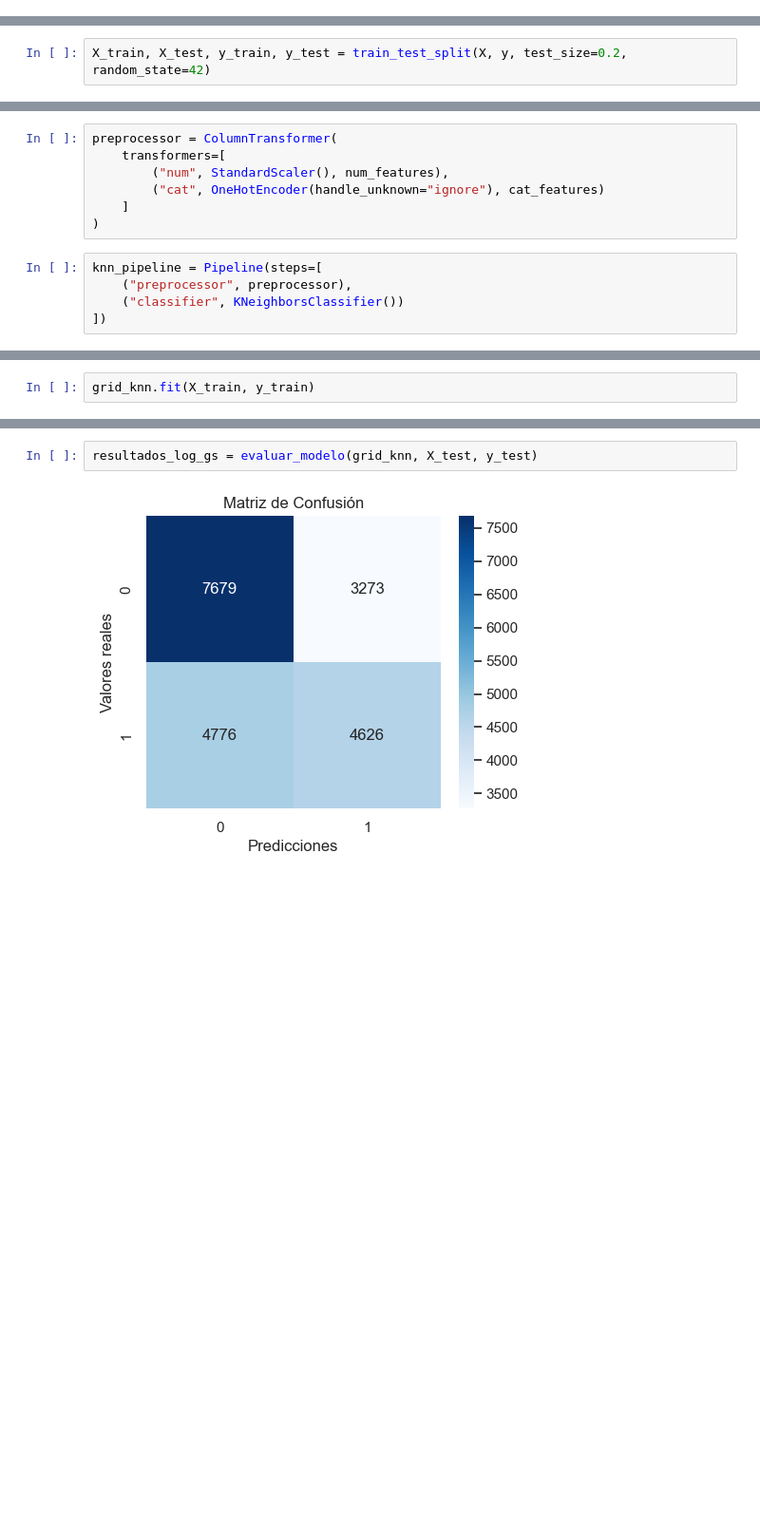
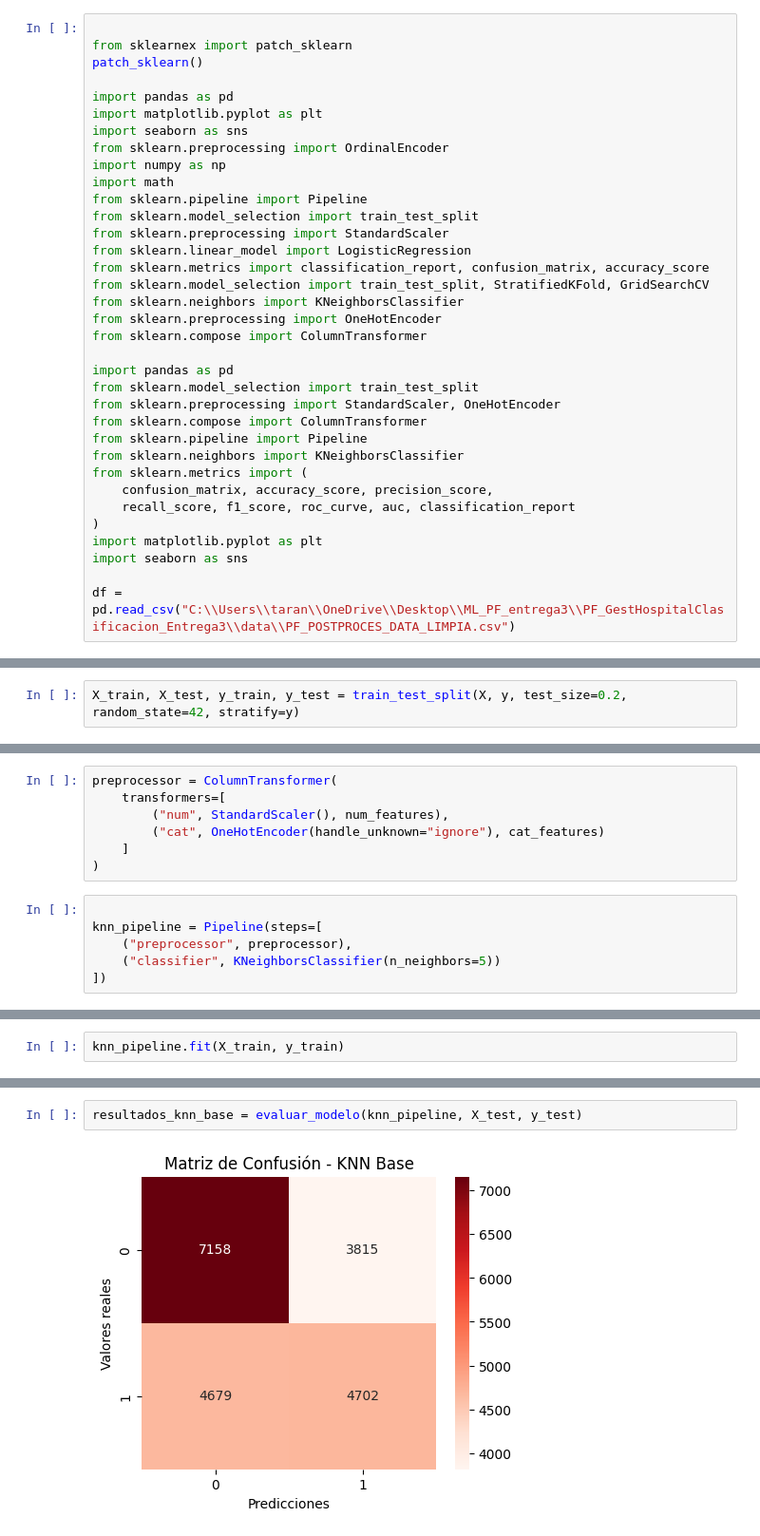
Before and after one commit to juantellas/PF_GestHospitalClasificacion_Entrega3, a Jupyter notebook: 3_modeladobenchmark/3_knn/3_knn.ipynb, the cells around one changed output, grey strips where cells are left out. Shown at 95% size. Cells and saved outputs as stored; diff of their text form; blank space fills up the shorter version.

Commit message:
knn base listo, updated EDA con postprocess

```diff
--- a/3_modeladobenchmark/3_knn/3_knn.ipynb
+++ b/3_modeladobenchmark/3_knn/3_knn.ipynb
@@ -406,2 +3,37 @@ array(['NO', 'SI'], dtype=object)
 # %% [markdown]
 Se selccionan las variables explicativas y la respuesta.
+# %%
+
+from sklearnex import patch_sklearn
+patch_sklearn()
+
+import pandas as pd
+import matplotlib.pyplot as plt
+import seaborn as sns
+from sklearn.preprocessing import OrdinalEncoder
+import numpy as np
+import math
+from sklearn.pipeline import Pipeline
+from sklearn.model_selection import train_test_split
+from sklearn.preprocessing import StandardScaler
+from sklearn.linear_model import LogisticRegression
+from sklearn.metrics import classification_report, confusion_matrix, accuracy_score
+from sklearn.model_selection import train_test_split, StratifiedKFold, GridSearchCV
+from sklearn.neighbors import KNeighborsClassifier
+from sklearn.preprocessing import OneHotEncoder
+from sklearn.compose import ColumnTransformer
+
+import pandas as pd
+from sklearn.model_selection import train_test_split
+from sklearn.preprocessing import StandardScaler, OneHotEncoder
+from sklearn.compose import ColumnTransformer
+from sklearn.pipeline import Pipeline
+from sklearn.neighbors import KNeighborsClassifier
+from sklearn.metrics import (
+    confusion_matrix, accuracy_score, precision_score,
+    recall_score, f1_score, roc_curve, auc, classification_report
+)
+import matplotlib.pyplot as plt
+import seaborn as sns
+
+df = pd.read_csv("C:\\Users\\taran\\OneDrive\\Desktop\\ML_PF_entrega3\\PF_GestHospitalClasificacion_Entrega3\\data\\PF_POSTPROCES_DATA_LIMPIA.csv")
@@ -411,7 +45,7 @@ y = df["readmitted"].map({"NO": 0, "SI": 1})
 # %% [markdown]
 Se separan el conjunto de entrenamiento y test.
 # %%
-X_train, X_test, y_train, y_test = train_test_split(X, y, test_size=0.2, random_state=42)
+X_train, X_test, y_train, y_test = train_test_split(X, y, test_size=0.2, random_state=42, stratify=y)
 # %% [markdown]
 Creamos vectores con cada tipo de variable para hacer el correcto manejo de las variables antes de modelar.
 # %%
@@ -427,7 +61,8 @@ preprocessor = ColumnTransformer(
     ]
 )
 # %%
+
 knn_pipeline = Pipeline(steps=[
     ("preprocessor", preprocessor),
-    ("classifier", KNeighborsClassifier())
+    ("classifier", KNeighborsClassifier(n_neighbors=5))
 ])
@@ -485,3 +69,3 @@ grid_knn = GridSearchCV(
 # %%
-grid_knn.fit(X_train, y_train)
+knn_pipeline.fit(X_train, y_train)
 # %% [output]
@@ -515,4 +135,4 @@ El modelo KNN optimizado mediante GridSearchCV, utiliza la métrica de distancia
 # %%
-resultados_log_gs = evaluar_modelo(grid_knn, X_test, y_test)
+resultados_knn_base = evaluar_modelo(knn_pipeline, X_test, y_test)
 # %% [output]
-[figure, old version]
+[figure, new version]
```
Also changed, not shown: parts of 58 cells of this notebook, 1 other file.
